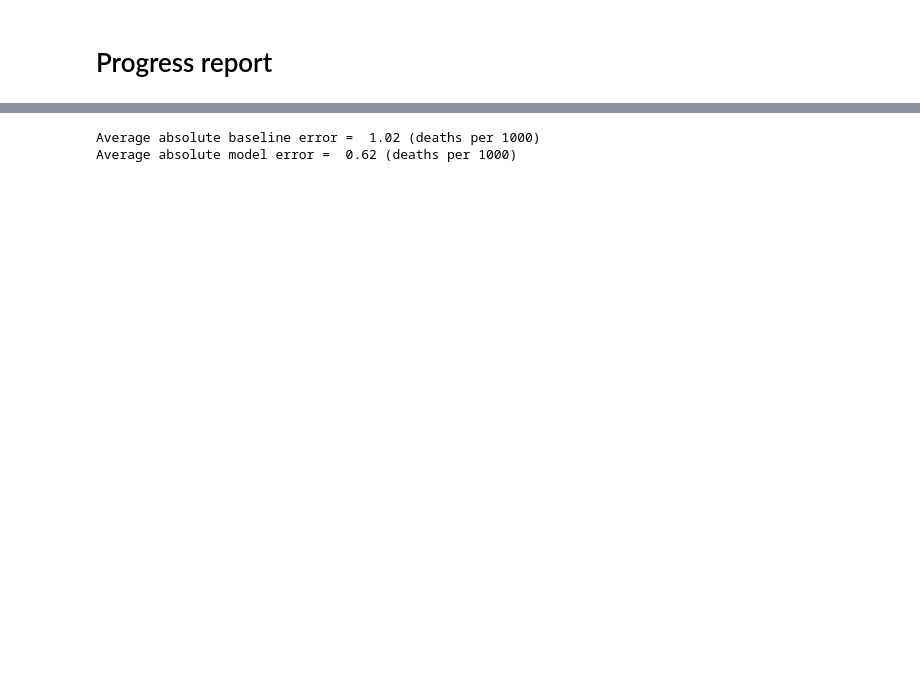
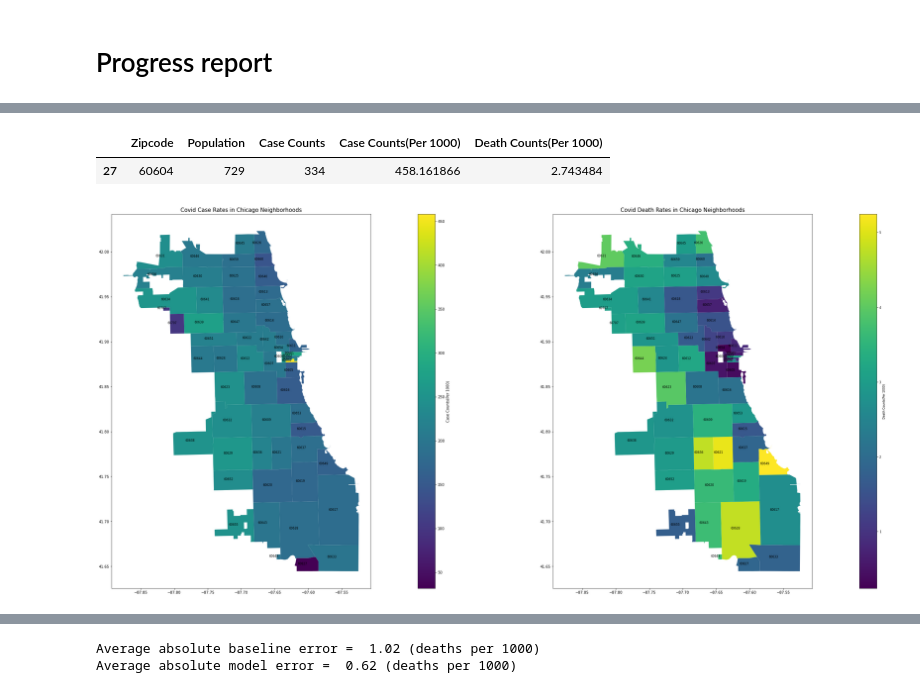
Before and after one commit to uic-cs418/modeling-the-pandemic, a Jupyter notebook: CS418_progress_report.ipynb, the cells around one changed output, grey strips where cells are left out. Saved outputs shown, nothing was run; the diff lists cells and outputs as text; code cells hidden in the pictures; blank space fills up the shorter version.

```diff
--- a/CS418_progress_report.ipynb
+++ b/CS418_progress_report.ipynb
@@ -20,0 +81,9 @@ that tests an interesting hypothesis, along with an explanation about why you th
+# %%
+mergedSocCovid[mergedSocCovid.Zipcode==60604][['Zipcode', 'Population', 'Case Counts', 'Case Counts(Per 1000)', 'Death Counts(Per 1000)']]
+# %% [output]
+|  | Zipcode | Population | Case Counts | Case Counts(Per 1000) | Death Counts(Per 1000) |
+| 27 | 60604 | 729 | 334 | 458.161866 | 2.743484 |
+# %%
+visual.geographicPlot(gdf, mergedSocCovid)
+# %% [output]
+[figure, added]
```
Also changed, not shown: parts of 23 cells of this notebook, 7 other files.
